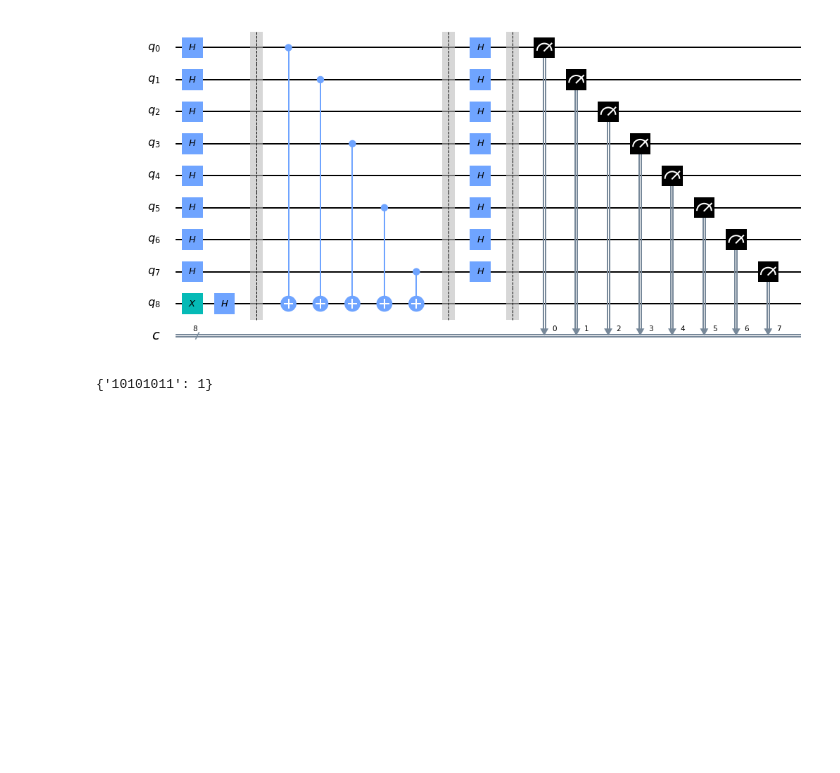
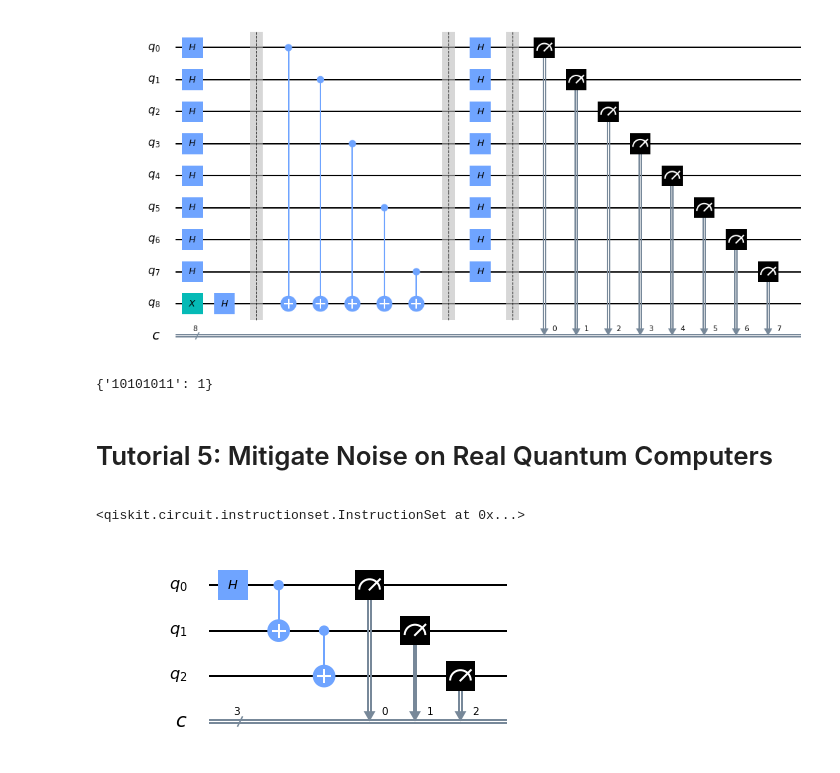
Before and after one commit to Husain0007/Qiskit-Quantum-Development, a Jupyter notebook: QiskitTutorial/Tutorial-Series1.ipynb, the cells around one changed output. Cells and saved outputs as stored; diff of their text form; code cells hidden in the pictures; blank space fills up the shorter version.

```diff
--- a/QiskitTutorial/Tutorial-Series1.ipynb
+++ b/QiskitTutorial/Tutorial-Series1.ipynb
@@ -349,3 +350,6 @@ counts = result.get_counts()
 print(counts)
 # %% [output]
 {'10101011': 1}
+# %% [markdown]
+# Tutorial 5: Mitigate Noise on Real Quantum Computers
+<a id='Tutorial5'></a>
@@ -351,0 +358,14 @@ print(counts)
+# %%
+nqubits = 3
+circuit = QuantumCircuit(nqubits, nqubits)
+circuit.h(0)
+circuit.cx(0,1)
+circuit.cx(1,2)
+circuit.measure([0,1,2], [0,1,2])
+# %% [output]
+<qiskit.circuit.instructionset.InstructionSet at 0x...>
+# %%
+%matplotlib inline
+circuit.draw(output='mpl')
+# %% [output]
+[figure, added]
```
Also changed, not shown: parts of 28 cells of this notebook.
